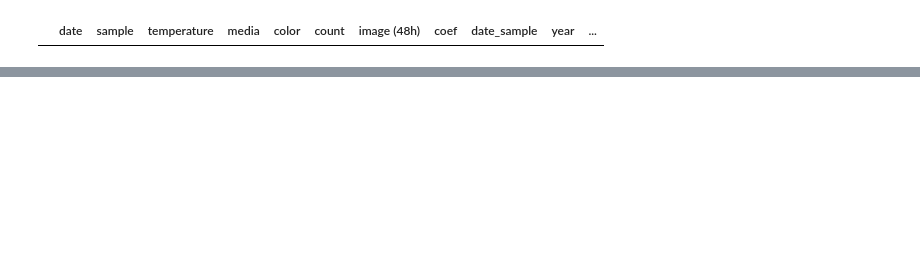
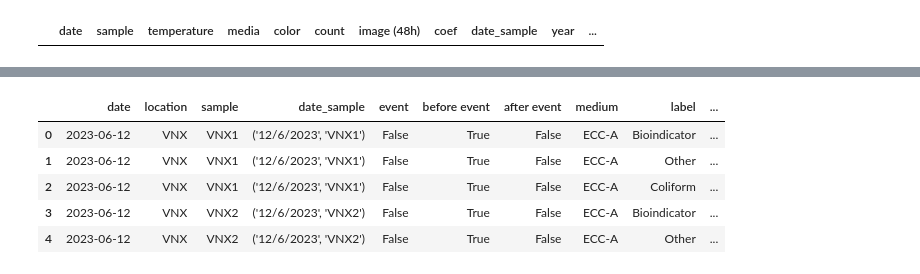
Before and after one commit to hammerdirt-analyst/qualite-deau, a Jupyter notebook: data_standardization.ipynb, the cells around one changed output, grey strips where cells are left out. Cells and saved outputs as stored; diff of their text form; code cells hidden in the pictures; blank space fills up the shorter version.

```diff
--- a/data_standardization.ipynb
+++ b/data_standardization.ipynb
@@ -278,0 +353,9 @@ dropthese
+# %%
+stddf[merge_columns].head()
+# %% [output]
+|  | date | location | sample | date_sample | event | before event | after event | medium | label | ... |
+| 0 | 2023-06-12 | VNX | VNX1 | ('12/6/2023', 'VNX1') | False | True | False | ECC-A | Bioindicator | ... |
+| 1 | 2023-06-12 | VNX | VNX1 | ('12/6/2023', 'VNX1') | False | True | False | ECC-A | Other | ... |
+| 2 | 2023-06-12 | VNX | VNX1 | ('12/6/2023', 'VNX1') | False | True | False | ECC-A | Coliform | ... |
+| 3 | 2023-06-12 | VNX | VNX2 | ('12/6/2023', 'VNX2') | False | True | False | ECC-A | Bioindicator | ... |
+| 4 | 2023-06-12 | VNX | VNX2 | ('12/6/2023', 'VNX2') | False | True | False | ECC-A | Other | ... |
```
Also changed, not shown: parts of 20 cells of this notebook, 6 other files.
